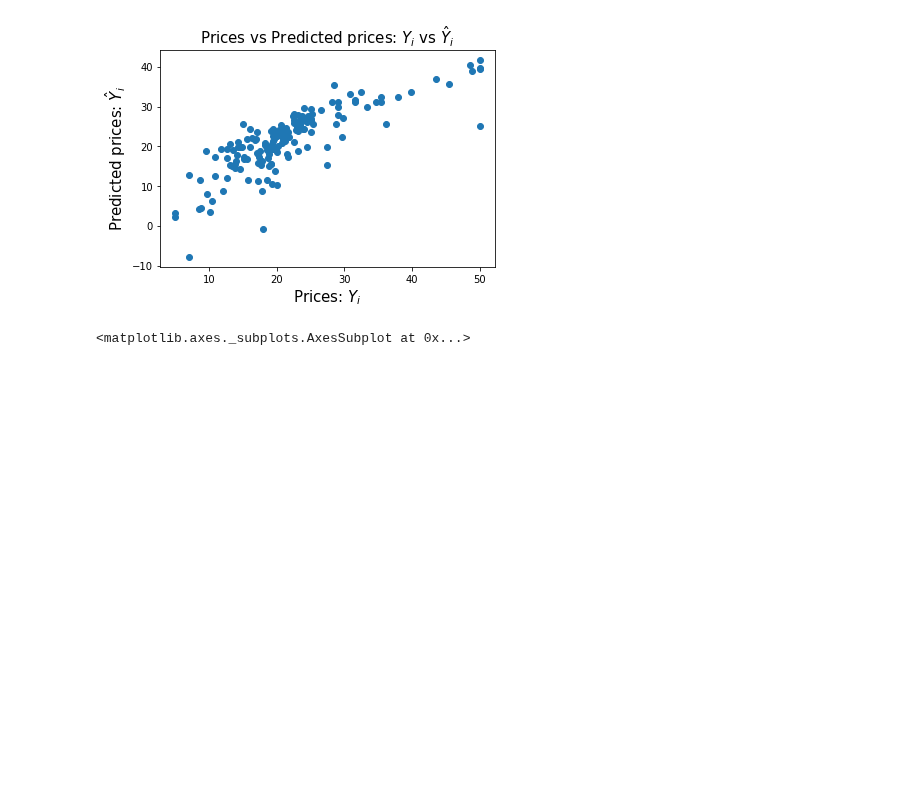
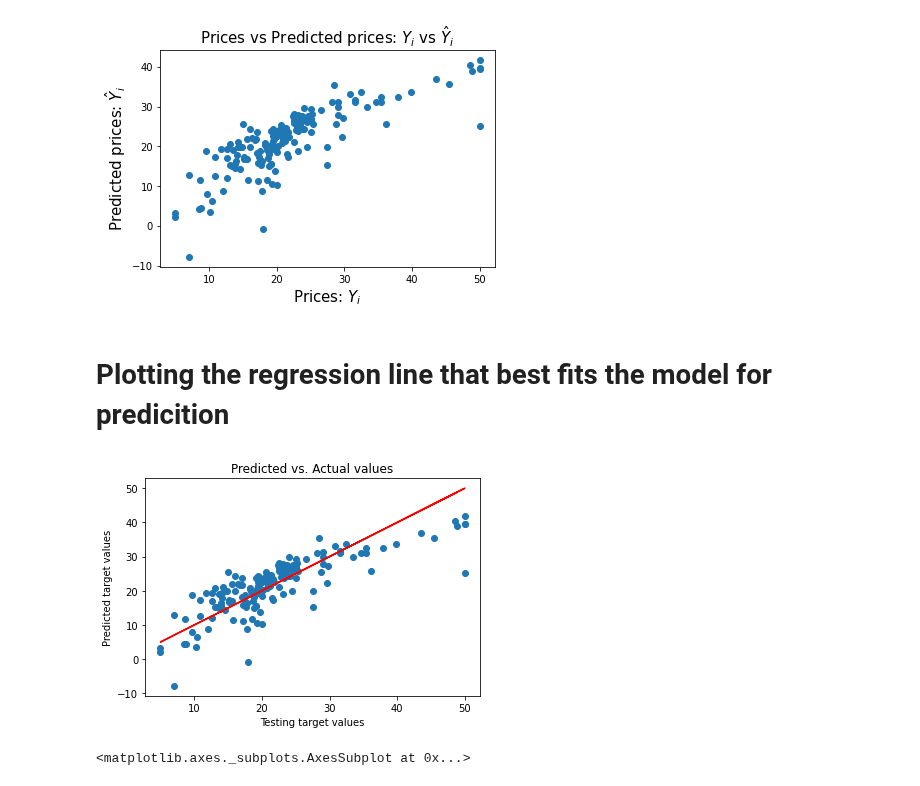
Before and after one commit to RancyChepchirchir/Assignments, a Jupyter notebook: 16.LinearRegression.ipynb, the cells around one changed output. Cells and saved outputs as stored; diff of their text form; code cells hidden in the pictures; blank space fills up the shorter version.

```diff
--- a/16.LinearRegression.ipynb
+++ b/16.LinearRegression.ipynb
@@ -340,6 +340,17 @@ plt.title("Prices vs Predicted prices: $Y_i$ vs $\hat{Y}_i$" , fontsize = 15)
 plt.show()
 # %% [output]
 [figure]
+# %% [markdown]
+# Plotting the regression line that best fits the model for predicition
+# %%
+fig, ax = plt.subplots()
+ax.scatter(y_test, pred)
+ax.plot(y_test, y_test, color='red')
+ax.set_xlabel('Testing target values')
+ax.set_ylabel('Predicted target values')
+ax.set_title('Predicted vs. Actual values');
+# %% [output]
+[figure, added]
 # %%
 sns.distplot(y_test - pred)
 # %% [output]
```
Also changed, not shown: parts of 1 cell of this notebook, 2 other files.
